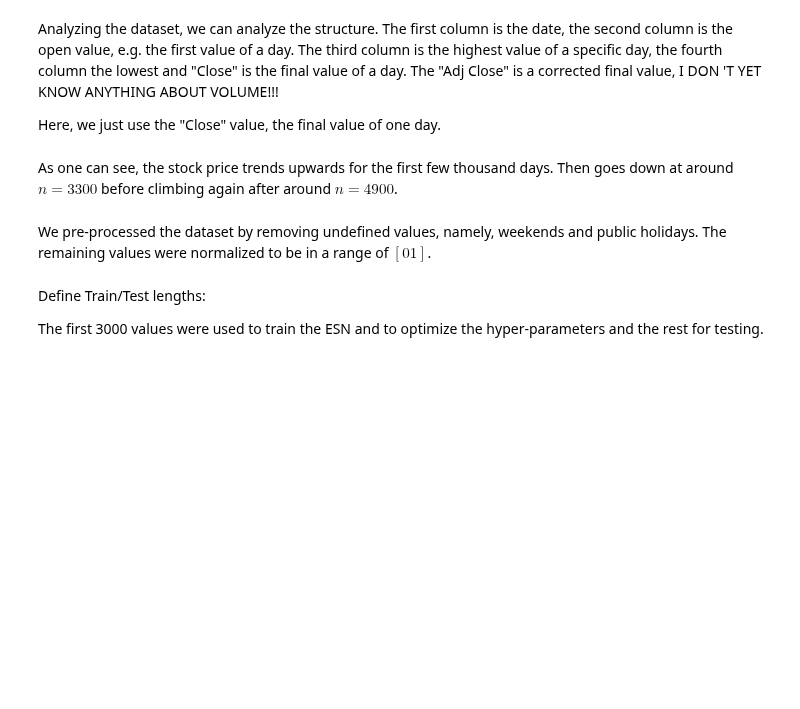
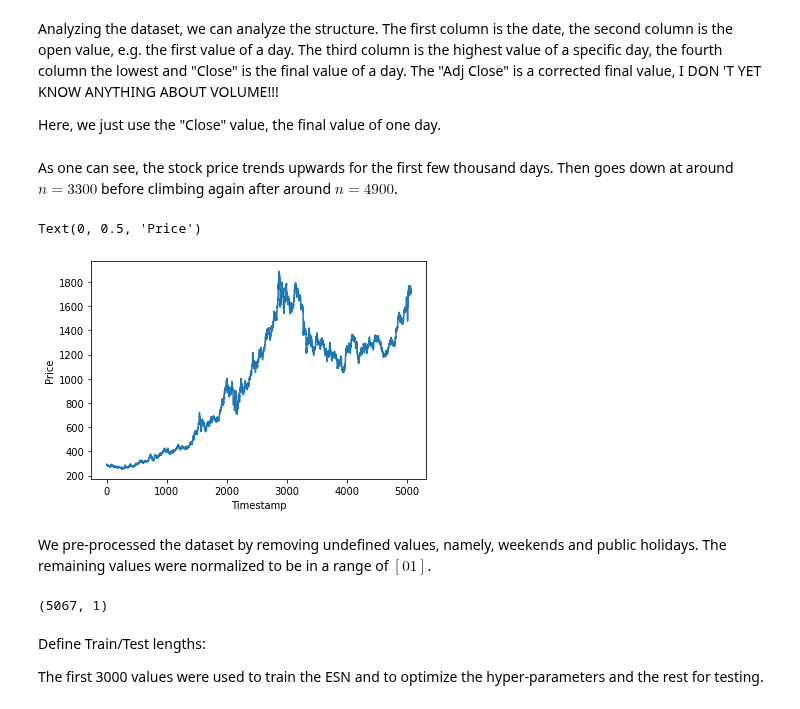
Before and after one commit to PlasmaControl/PyRCN, a Jupyter notebook: examples/stock-price-prediction.ipynb, the cells around one changed output. Saved outputs shown, nothing was run; the diff lists cells and outputs as text; code cells hidden in the pictures; blank space fills up the shorter version.

```diff
--- a/examples/stock-price-prediction.ipynb
+++ b/examples/stock-price-prediction.ipynb
@@ -45,3 +41,5 @@ time_series.head()
+# %%
+X = np.genfromtxt(fname="./dataset/GC=F.csv", usecols=4, skip_header=1,delimiter=",")
 # %% [markdown]
 Analyzing the dataset, we can analyze the structure. The first column is the date, the second column is the open value,
 e.g. the first value of a day.
@@ -56,17 +50,22 @@ time_series.head()
+# %%
+X = X[~np.isnan(X)]
 # %% [markdown]
 As one can see, the stock price trends upwards for the first few thousand days. Then goes down at around $n=3300$ before climbing again after around $n = 4900$.
 # %%
 plt.figure()
-time_series.plot(x='Date', y='Close', legend=False, grid=True)
+plt.plot(X)
 plt.xlabel("Timestamp")
 plt.ylabel("Price")
+# %% [output]
+Text(0, 0.5, 'Price')
+[figure, added]
 # %% [markdown]
 We pre-processed the dataset by removing undefined values, namely, weekends and public holidays. The remaining values were normalized to be in a range of $[0 1]$.
 # %%
-prices = np.asarray(time_series['Close'])
-
 scaler = MinMaxScaler()
-prices = scaler.fit_transform(X=prices.reshape(-1, 1))
+X = scaler.fit_transform(X=X.reshape(-1, 1))
+# %% [output]
+(5067, 1)
 # %% [markdown]
 Define Train/Test lengths:
 
```
Also changed, not shown: parts of 5 cells of this notebook, 5 other files.
